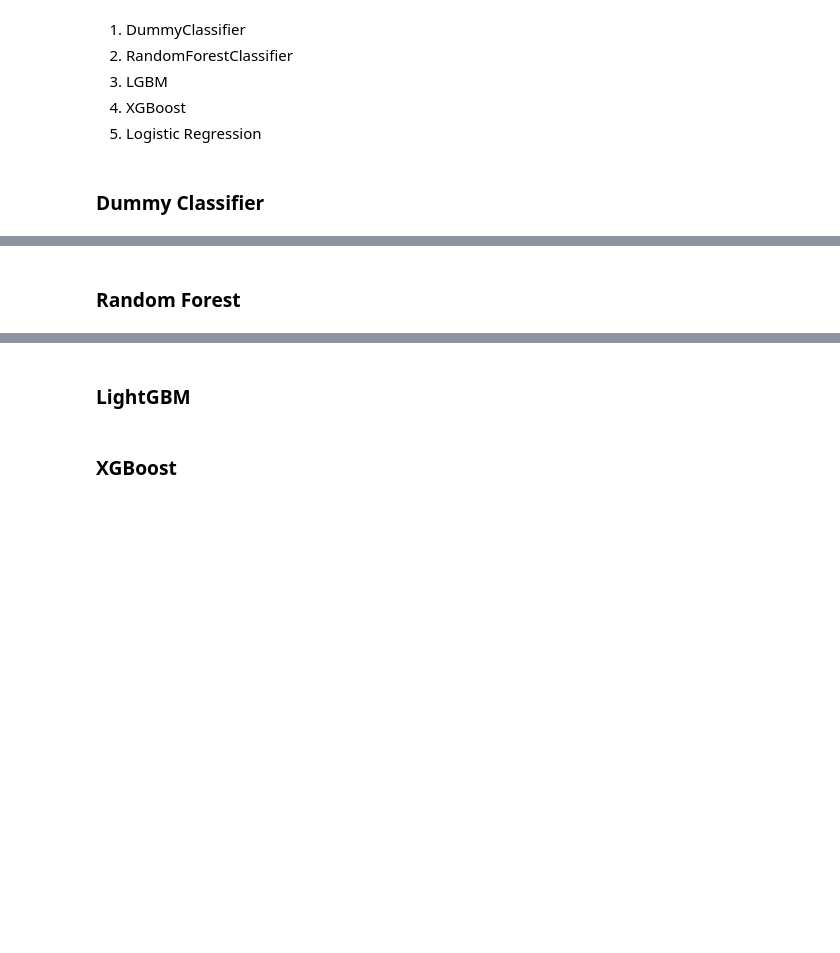
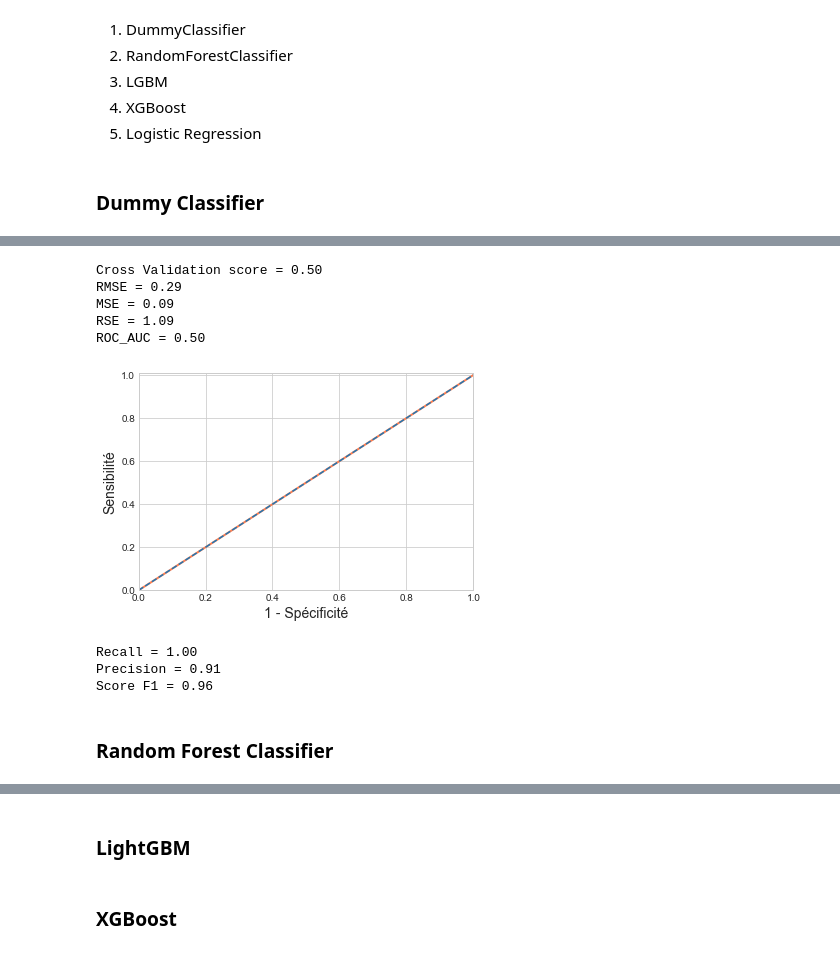
Before and after one commit to charlottemllt/Implementation-d-un-modele-de-scoring, a Jupyter notebook: Dossier Code/P7_02_NotebookModelisation.ipynb, the cells around one changed output, grey strips where cells are left out. Saved outputs shown, nothing was run; the diff lists cells and outputs as text; code cells hidden in the pictures; blank space fills up the shorter version.

Commit message:
Modification des hyperparamètres et des performances

```diff
--- a/Dossier Code/P7_02_NotebookModelisation.ipynb
+++ b/Dossier Code/P7_02_NotebookModelisation.ipynb
@@ -99,9 +114,9 @@ X_test_preprocess[columns_float] = imp_mean.transform(X_test_preprocess[columns_
 # %% [markdown]
 ### Normalisation
 # %%
-std_scale_X = RobustScaler().fit(X_train_preprocess[columns_float])
-X_train_preprocess[columns_float] = std_scale_X.transform(X_train_preprocess[columns_float])
-X_test_preprocess[columns_float] = std_scale_X.transform(X_test_preprocess[columns_float])
+std_scale_X = RobustScaler().fit(X_train_preprocessed[columns_float])
+X_train_preprocessed[columns_float] = std_scale_X.transform(X_train_preprocessed[columns_float])
+X_test_preprocessed[columns_float] = std_scale_X.transform(X_test_preprocessed[columns_float])
 # %% [markdown]
 ## Modélisation
 # %%
@@ -111,8 +126,15 @@ def RSE(y_test, predictions):
     return RSE
 
 
-def Performances(y_test, predictions, seuil=0.5):
+def Performances(model, y_test, predictions, seuil=0.5):
     scores = []
+
+    # Cross-validation score
+    cv_score = model.best_score_
+    # res = model.cv_results_
+    # cv_score = res['mean_test_score'].mean()
+    print('Cross Validation score = {:.2f}'.format(cv_score))
+    scores.append(cv_score)
 
     # RMSE et MSE
     MSE = mean_squared_error(y_test, predictions, squared=True)
@@ -167,28 +189,22 @@ def Performances(y_test, predictions, seuil=0.5):
 3. LGBM
 4. XGBoost
 5. Logistic Regression
+# %%
+np.random.seed(5)
+from sklearn.model_selection import StratifiedKFold
+cv_strat = StratifiedKFold(n_splits=5, shuffle=True, random_state=45)
 # %% [markdown]
 ### Dummy Classifier
 # %%
-np.random.seed(5)
-param_dummy = {'strategy':
-               ['most_frequent', 'stratified', 'uniform', 'constant']}
-cv_strat = StratifiedKFold(n_splits=10, shuffle=True, random_state=45)
+param_dummy = {'strategy': ['stratified', 'most_frequent', 'uniform']}
 
 dummy = GridSearchCV(DummyClassifier(random_state=0),
                      param_grid=param_dummy,
-                     verbose=2,
+                     cv=cv_strat,
                      scoring='roc_auc',
-                     cv=cv_strat,
-                     return_train_score=True,
-                     n_jobs=-1)
+                     verbose=3)
 
-dummy.fit(X_train, y_train)
+dummy.fit(X_train_preprocessed, y_train)
 prediction_dummy = dummy.predict_proba(X_test)
 
 print('Meilleurs hyperparamètres : ' + str(dummy.best_params_))
-
-fit_time_dummy = dummy.cv_results_['mean_fit_time'].mean()
-pred_time_dummy = dummy.cv_results_['mean_score_time'].mean()
-print('Temps écoulé pour l\'entraînement = {:.2f}s'.format(fit_time_dummy))
-print('Temps écoulé pour la prédiction = {:.2f}s'.format(pred_time_dummy))
@@ -197,3 +229,15 @@ perf_dummy = Performances(y_test, prediction_dummy[:, 1])
+# %%
+perf_dummy = Performances(dummy, y_test, prediction_dummy[:, 1])
+# %% [output]
+Cross Validation score = 0.50
+RMSE = 0.29
+MSE = 0.09
+RSE = 1.09
+ROC_AUC = 0.50
+[figure, added]
+Recall = 1.00
+Precision = 0.91
+Score F1 = 0.96
 # %% [markdown]
-### Random Forest
+### Random Forest Classifier
 # %%
```
Also changed, not shown: parts of 37 cells of this notebook.
